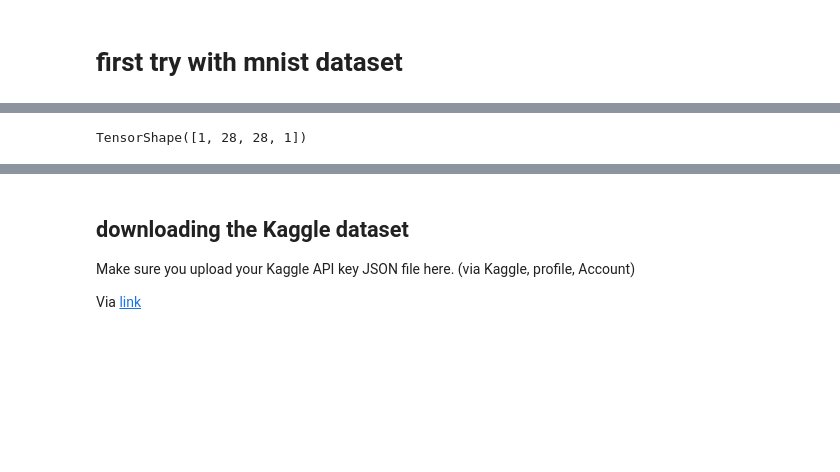
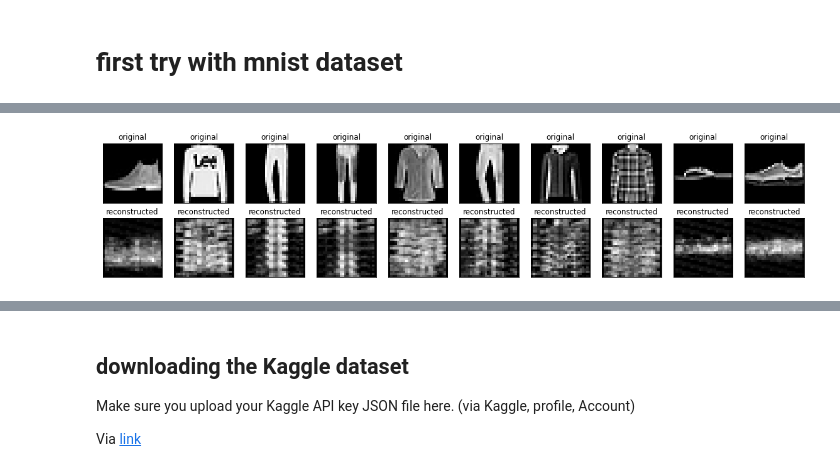
Before and after one commit to luca-arts/luca-arts.github.io, a Jupyter notebook: knowledge/AI/notebooks/Animal_faces_latent_interpolation.ipynb, the cells around one changed output, grey strips where cells are left out. Drawn from its saved outputs; the diff is of its cells as text; code cells hidden in the pictures; blank space fills up the shorter version.

Commit message:
reformatting and better models

```diff
--- a/knowledge/AI/notebooks/Animal_faces_latent_interpolation.ipynb
+++ b/knowledge/AI/notebooks/Animal_faces_latent_interpolation.ipynb
@@ -221,5 +275,4 @@ callback = keras.callbacks.EarlyStopping(monitor='loss', patience=6)
 # %%
-# with example model
-hist = mnist_autoencoder.fit(x_train, x_train, validation_data=(x_test, x_test), shuffle=True, epochs=EPOCHS, batch_size=BATCH_SIZE, callbacks=[callback])
+hist = mnist_autoencoder2.fit(x_train, x_train, validation_data=(x_test, x_test), shuffle=True, epochs=EPOCHS, batch_size=BATCH_SIZE, callbacks=[callback])
 # %% [output]
 Epoch 1/12
@@ -242,2 +294,0 @@ Epoch 12/12
-# %%
-hist = mnist_autoencoder2.fit(x_train_exp, x_train_exp, validation_data=(x_test_exp, x_test_exp), shuffle=True, epochs=EPOCHS, batch_size=BATCH_SIZE, callbacks=[callback])
@@ -305,4 +294,0 @@ test_image2 = tf.expand_dims(test_image2, axis=0)
-# %%
-test_image1.shape
-# %% [output]
-TensorShape([1, 28, 28, 1])
@@ -327 +295,6 @@ for i, image_idx in enumerate(interpolated_images):
+# %%
+# plot results
+plot_conversion(mnist_autoencoder2, x_test, 10)
+# %% [output]
+[figure, added]
 # %%
```
Also changed, not shown: parts of 40 cells of this notebook.
